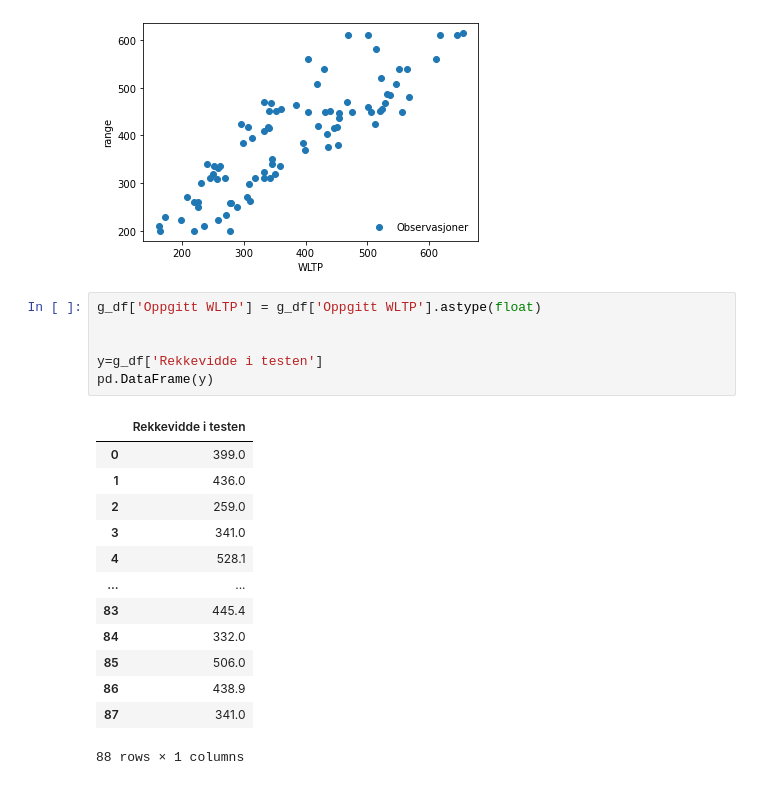
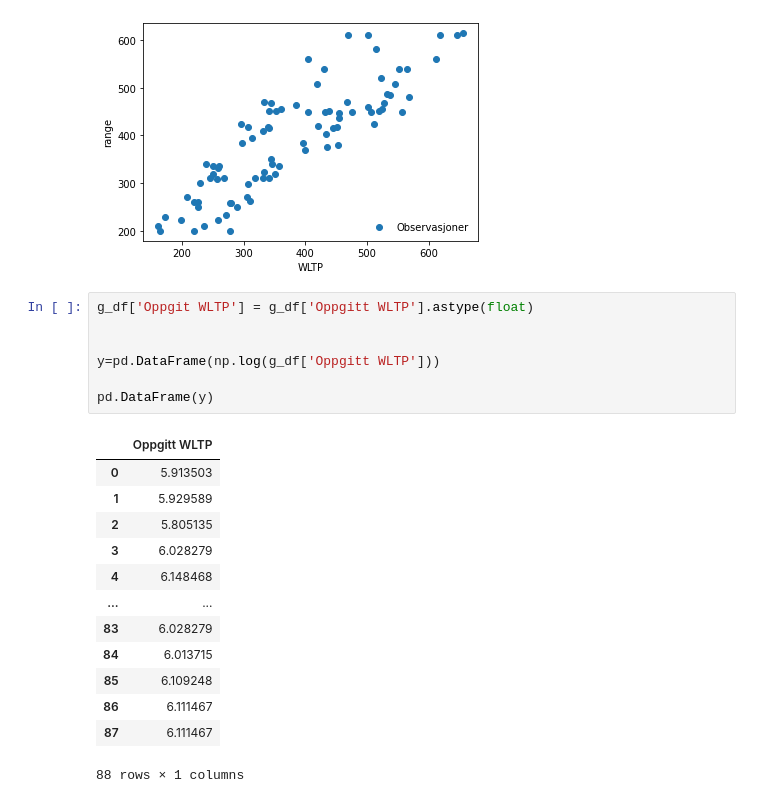
Before and after one commit to eso086/sok-1005-v22, a Jupyter notebook: Mappe 5/WLTPnew.ipynb, the cells around one changed output. Cells and saved outputs as stored; diff of their text form.

```diff
--- a/Mappe 5/WLTPnew.ipynb
+++ b/Mappe 5/WLTPnew.ipynb
@@ -132,24 +132,25 @@ ax.legend(loc='lower right',frameon=False)
 <matplotlib.legend.Legend at 0x...>
 [figure]
 # %%
-g_df['Oppgitt WLTP'] = g_df['Oppgitt WLTP'].astype(float)
+g_df['Oppgit WLTP'] = g_df['Oppgitt WLTP'].astype(float)
 
 
-y=g_df['Rekkevidde i testen']
+y=pd.DataFrame(np.log(g_df['Oppgitt WLTP']))
+
 pd.DataFrame(y)
 # %% [output]
-|  | Rekkevidde i testen |
-| 0 | 399.0 |
-| 1 | 436.0 |
-| 2 | 259.0 |
-| 3 | 341.0 |
-| 4 | 528.1 |
+|  | Oppgitt WLTP |
+| 0 | 5.913503 |
+| 1 | 5.929589 |
+| 2 | 5.805135 |
+| 3 | 6.028279 |
+| 4 | 6.148468 |
 | ... | ... |
-| 83 | 445.4 |
-| 84 | 332.0 |
-| 85 | 506.0 |
-| 86 | 438.9 |
-| 87 | 341.0 |
+| 83 | 6.028279 |
+| 84 | 6.013715 |
+| 85 | 6.109248 |
+| 86 | 6.111467 |
+| 87 | 6.111467 |
 88 rows × 1 columns
 # %%
 g_df['Rekkevidde i testen'] = g_df['Rekkevidde i testen'].astype(float)
```
Also changed, not shown: parts of 6 cells of this notebook, 1 other file.
